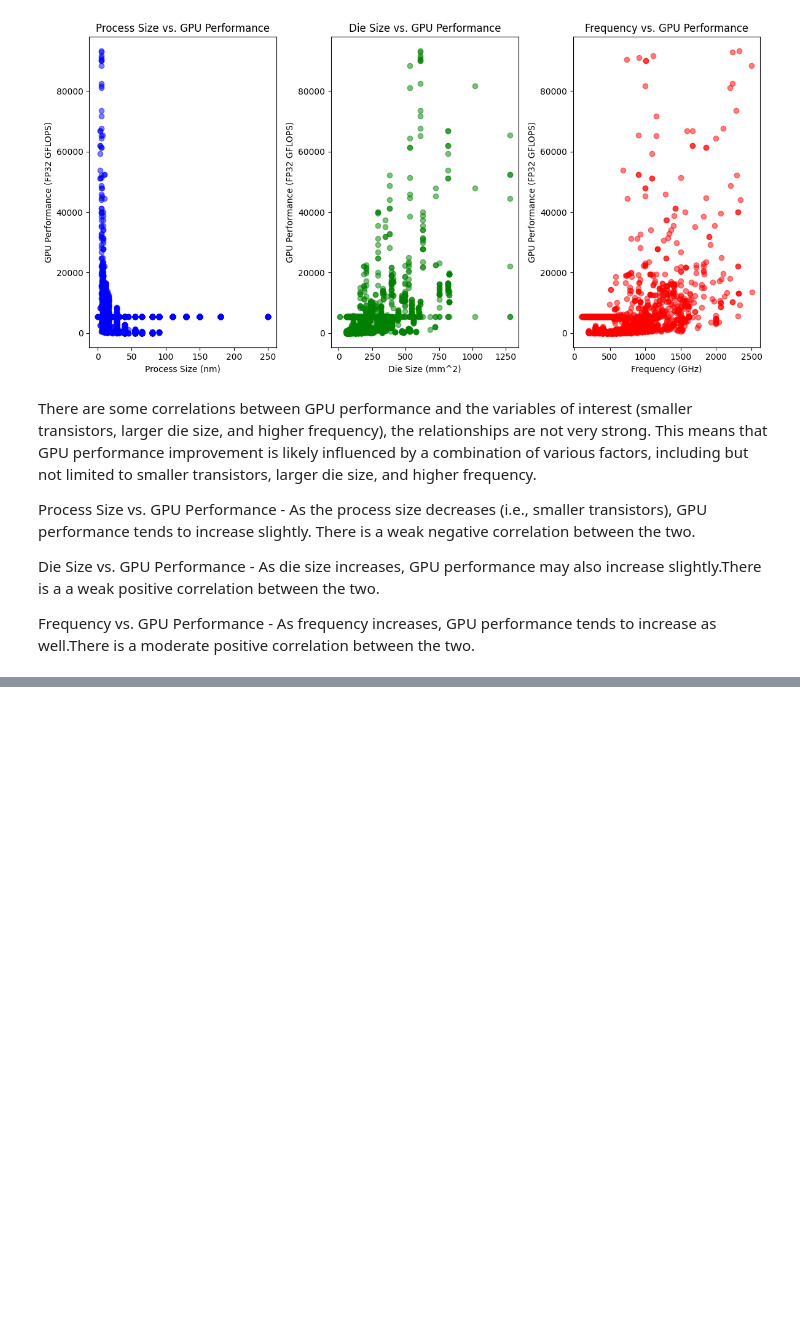
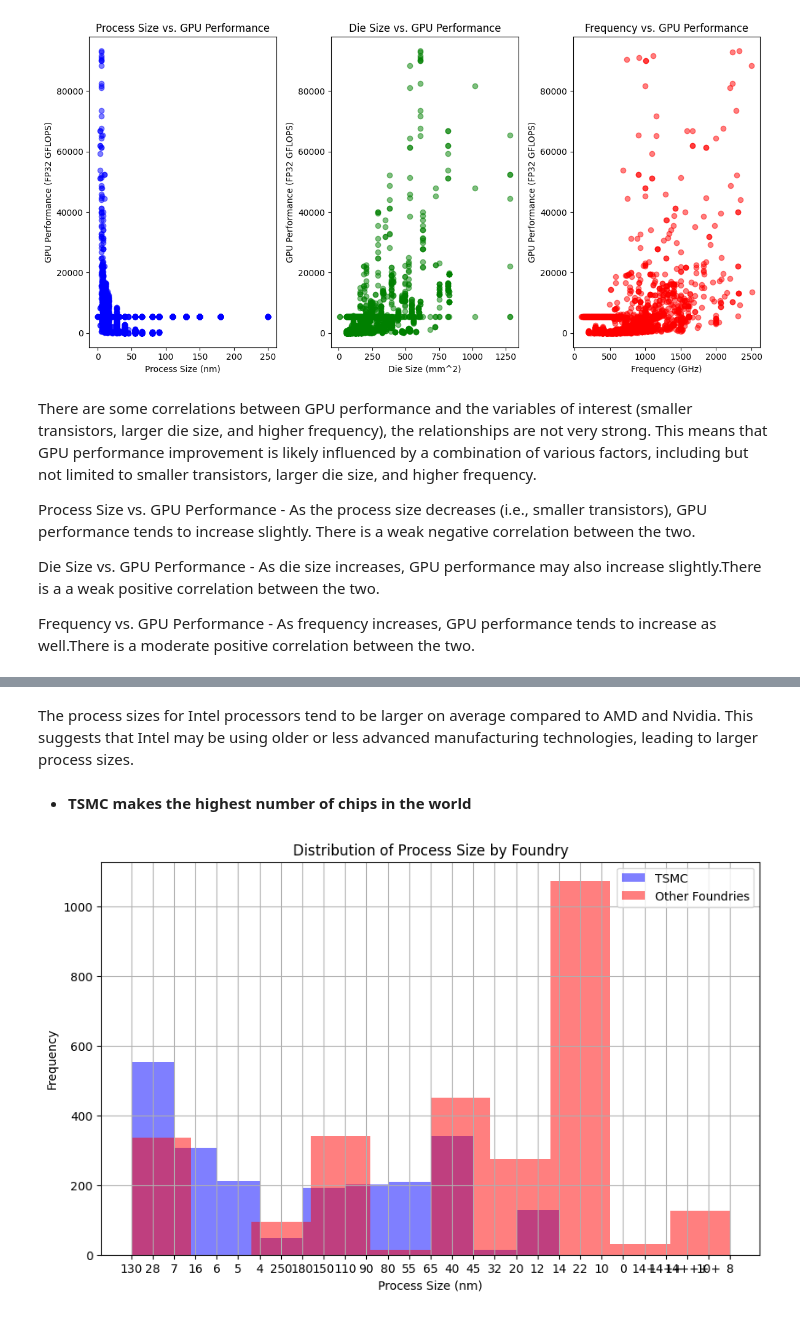
Before and after one commit to Iveynganga/MACHINE-LEARNING-1, a Jupyter notebook: DataCleaningProject.ipynb, the cells around one changed output, grey strips where cells are left out. Saved outputs shown, nothing was run; the diff lists cells and outputs as text; code cells hidden in the pictures; blank space fills up the shorter version.

```diff
--- a/DataCleaningProject.ipynb
+++ b/DataCleaningProject.ipynb
@@ -317,0 +384,26 @@ Frequency vs. GPU Performance - As frequency increases, GPU performance tends to
+# %% [markdown]
+The process sizes for Intel processors tend to be larger on average compared to AMD and Nvidia. This suggests that Intel may be using older or less advanced manufacturing technologies, leading to larger process sizes.
+# %% [markdown]
+- **TSMC makes the highest number of chips in the world**
+# %%
+import pandas as pd
+import matplotlib.pyplot as plt
+
+plt.figure(figsize=(10, 6))
+
+# Plot histogram for TSMC
+tsmc_data = df[df['Foundry'] == 'TSMC']
+plt.hist(tsmc_data['Process Size (nm)'], bins=10, alpha=0.5, label='TSMC', color='blue')
+
+# Plot histogram for other foundries
+other_foundries_data = df[df['Foundry'] != 'TSMC']
+plt.hist(other_foundries_data['Process Size (nm)'], bins=10, alpha=0.5, label='Other Foundries', color='red')
+
+plt.title('Distribution of Process Size by Foundry')
+plt.xlabel('Process Size (nm)')
+plt.ylabel('Frequency')
+plt.legend()
+plt.grid(True)
+plt.show()
+# %% [output]
+[figure, added]
```
Also changed, not shown: parts of 21 cells of this notebook.
